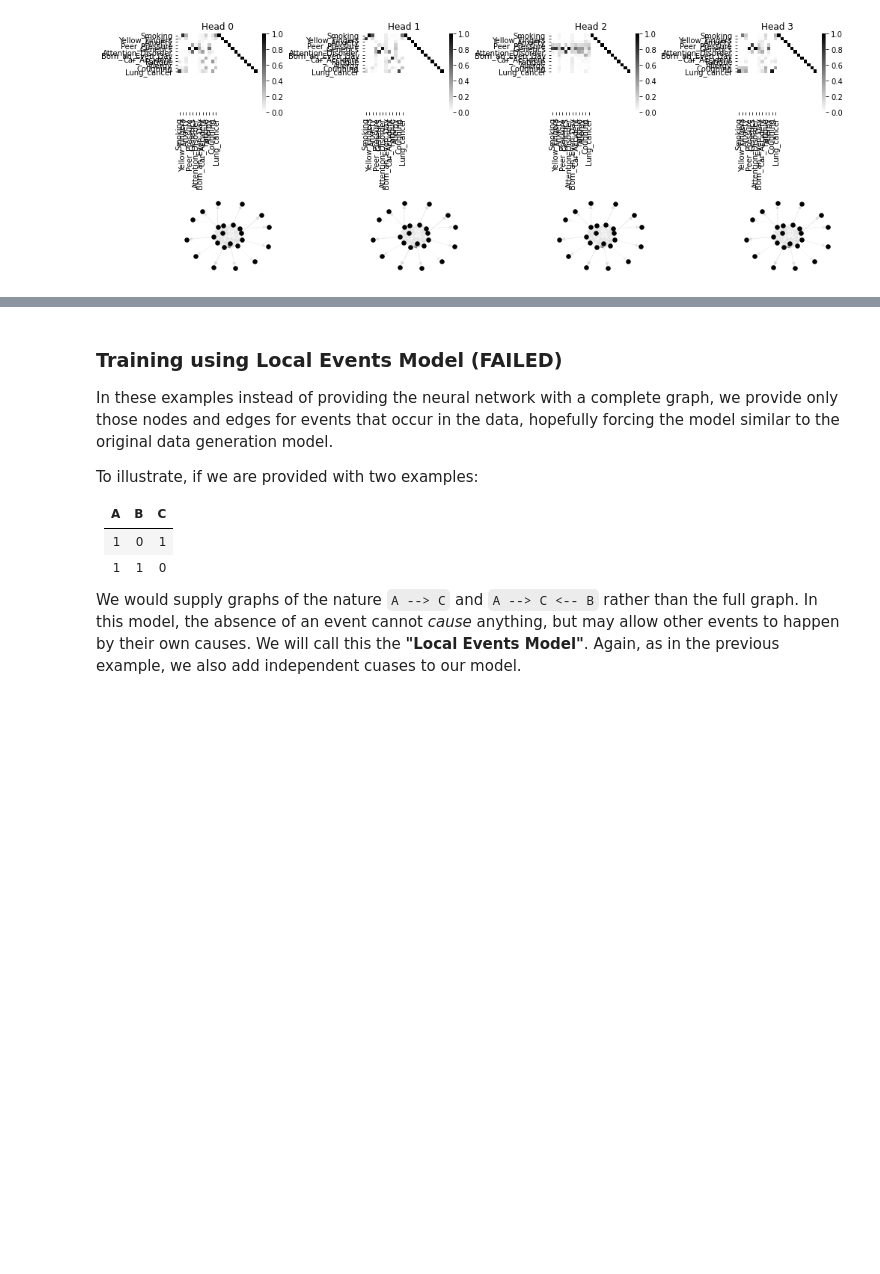
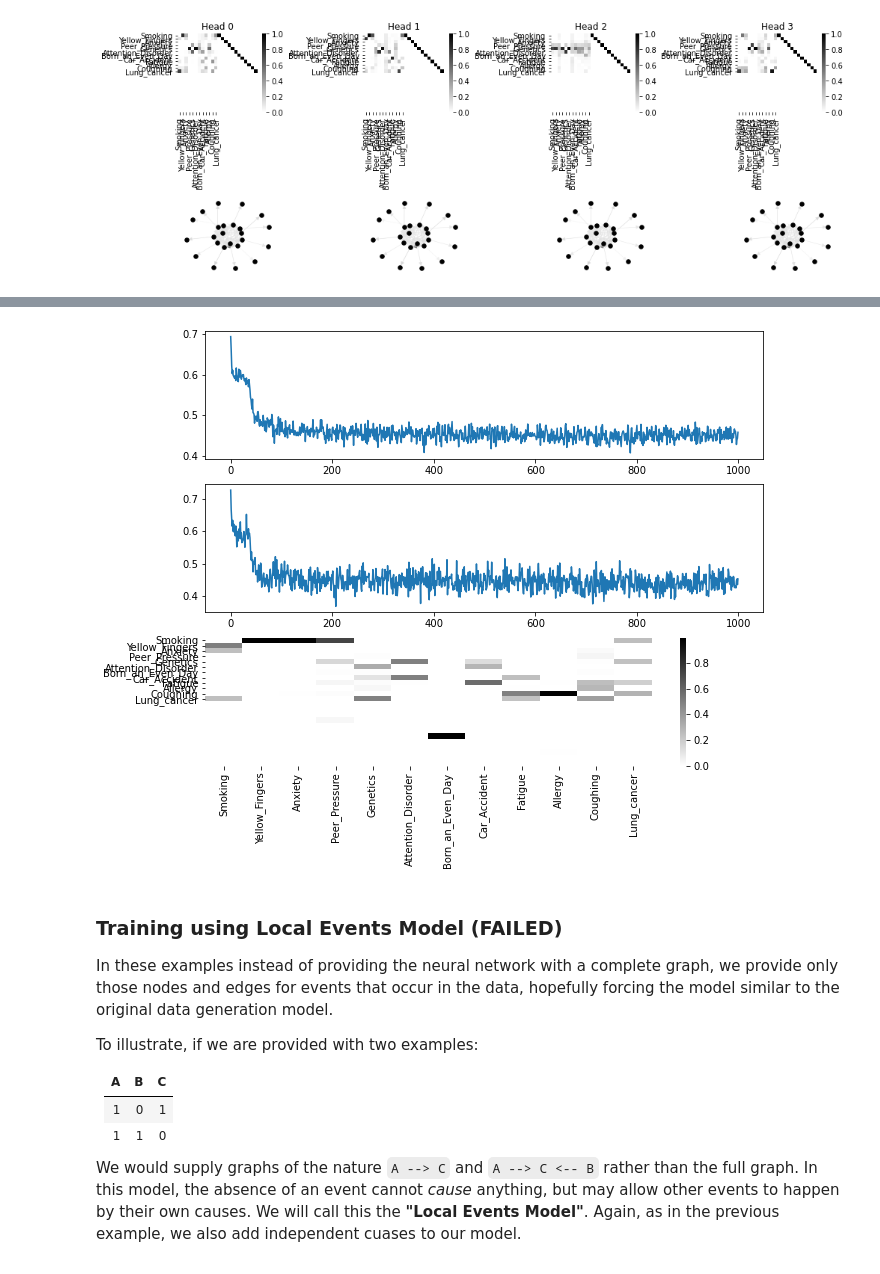
Before and after one commit to jvrana/deep-learning-guides, a Jupyter notebook: notebooks/annotated_universal_graph_transformer/causes_of_lung_cancer/causes_of_lung_cancer.ipynb, the cells around one changed output, grey strips where cells are left out. Saved outputs shown, nothing was run; the diff lists cells and outputs as text; code cells hidden in the pictures; blank space fills up the shorter version.

```diff
--- a/notebooks/annotated_universal_graph_transformer/causes_of_lung_cancer/causes_of_lung_cancer.ipynb
+++ b/notebooks/annotated_universal_graph_transformer/causes_of_lung_cancer/causes_of_lung_cancer.ipynb
@@ -906,3 +984,45 @@ eval_network(loaders['eval'].dataset[2], net)
+# %%
+class EncoderCoreDecoder(nn.Module):
+
+    def __init__(self, d_model, h=16, n_heads=4, dropout=0.2):
+        super().__init__()
+        self.embedding = nn.Embedding(d_model, h)
+        self.src_linears = Dense(h+1, h, h, dropout=dropout)
+        self.dst_linears = Dense(h+1, h, h, dropout=dropout)
+        self.x_linears = Dense(h+1, h, h, dropout=dropout)
+        self.encode = Dense(h+1, h, h, h, dropout=dropout)
+        self.attn = AddNorm(h, layer=MultiHeadAttention(h, n_heads), dropout=dropout)
+        self.core = AddNorm(h, layer=Dense(h, h), dropout=dropout)
+        self.decode = nn.Sequential(
+            nn.Linear(h, 1),
+            nn.Sigmoid()
+        )
+
+
+    def forward(self, g, x, y, m, n_loops=5):
+        with g.local_scope():
+            x = self.embedding(x.flatten().long())
+            x = torch.cat([x, m], 1)
+            a = self.src_linears(x)
+            b = self.dst_linears(x)
+            c = self.x_linears(x)
+            g.ndata['a'] = a
+            g.ndata['b'] = b
+
+            out_arr = []
+            for i in range(n_loops):
+                h = torch.cat([c, y.float()], 1)
+                g.ndata['h'] = self.encode(h)
+                g.ndata['h'] = self.attn(g.ndata['h'], args=(g, g.ndata['a'], g.ndata['b'], g.ndata['h']))
+                g.ndata['h'] = self.core(g.ndata['h'])
+                y = self.decode(g.ndata['h'])
+                out_arr.append(y)
+            return out_arr
+
+net = EncoderCoreDecoder(d_model=len(df.columns)*2, h=32, n_heads=4, dropout=0)
+train_experiment3(net, 1000)
+# %% [output]
+[figure, added]
 # %% [markdown]
 ### Training using Local Events Model (FAILED)
 
```
Also changed, not shown: parts of 48 cells of this notebook, 6 other files.
